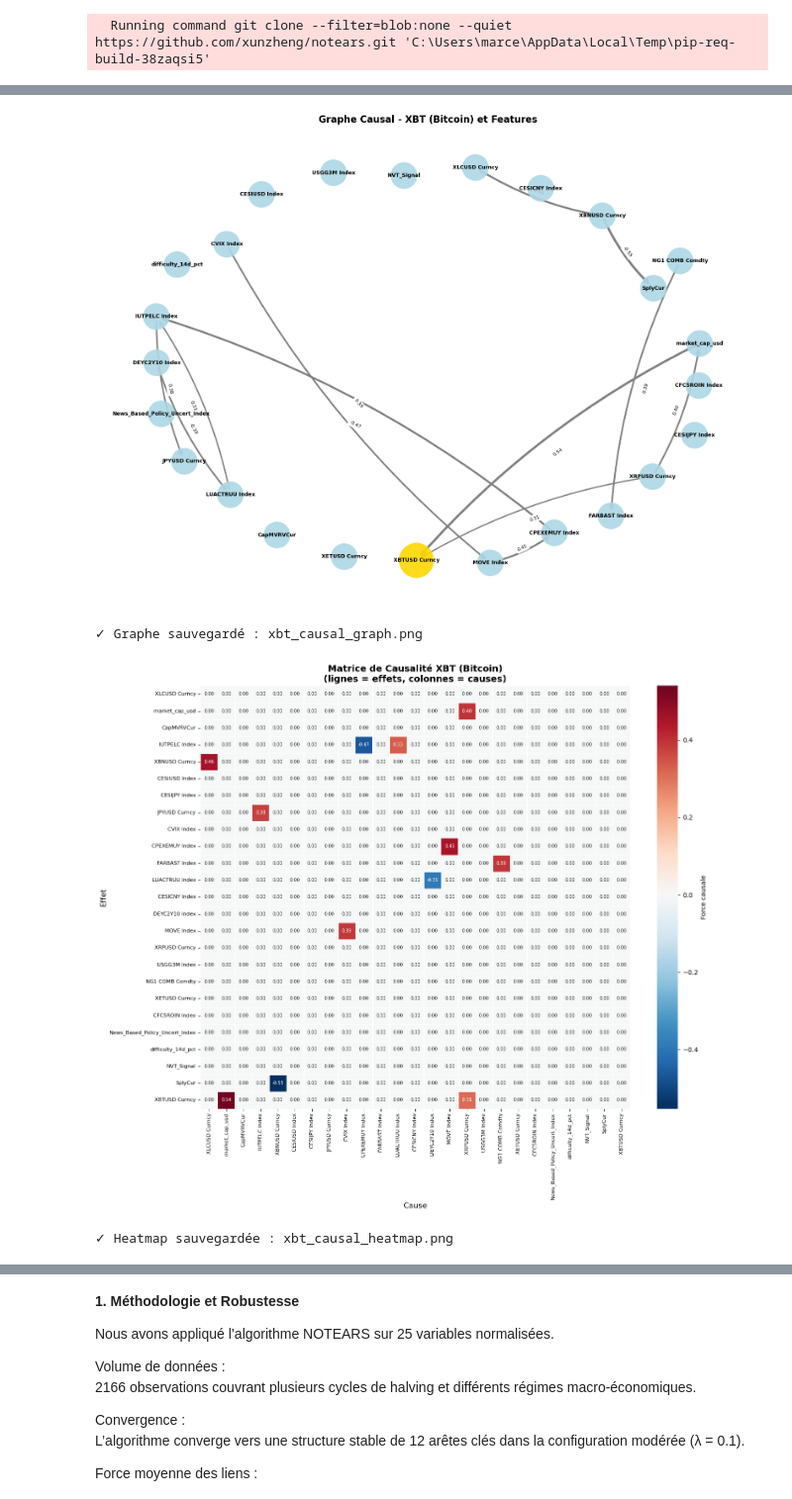
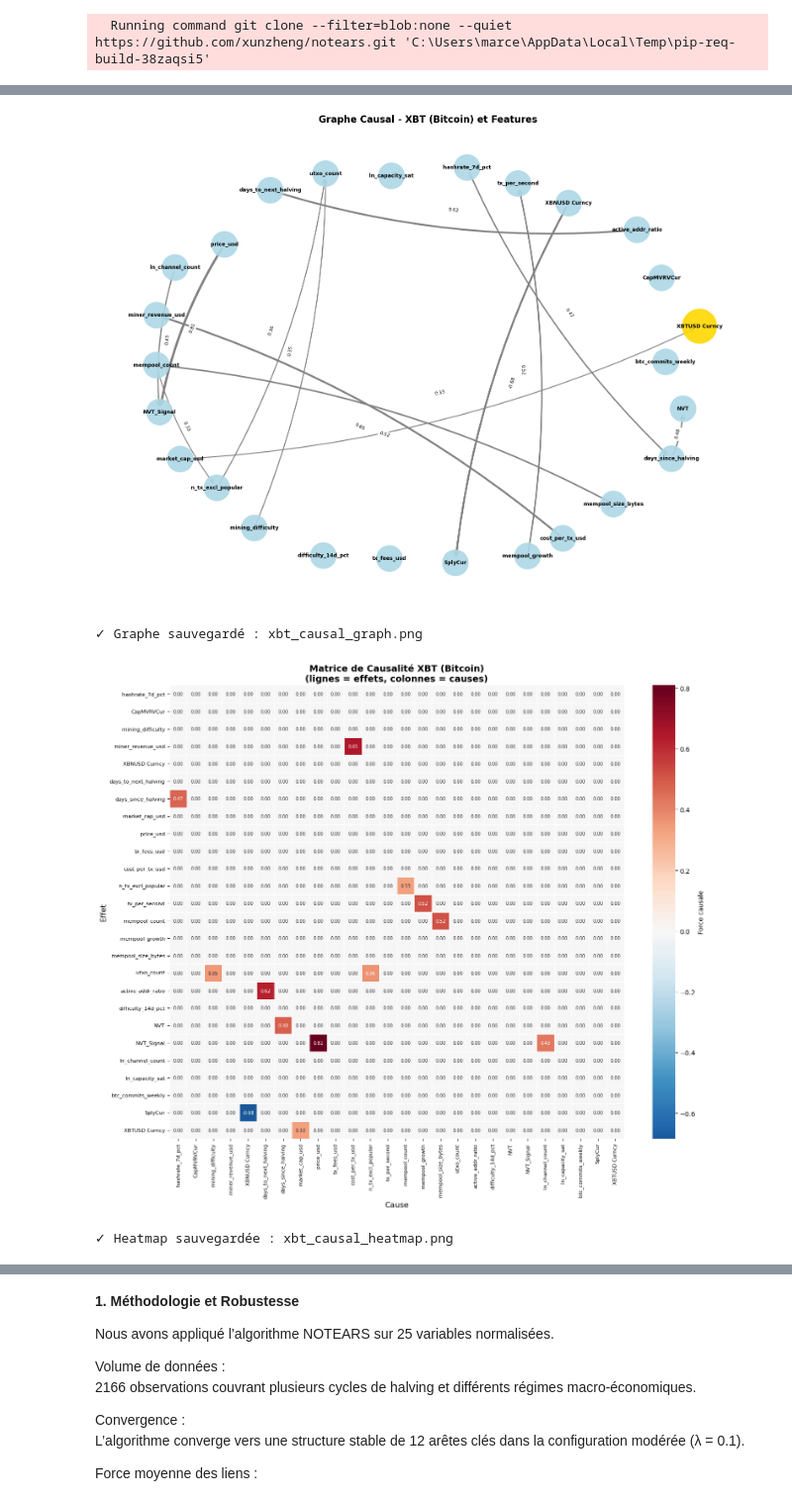
Before and after one commit to Nicolascos/Projet-PI2-BTC, a Jupyter notebook: notebooks/CausalityTest.ipynb, the cells around one changed output, grey strips where cells are left out. Shown at 99% size. Drawn from its saved outputs; the diff is of its cells as text; code cells hidden in the pictures.

```diff
--- a/notebooks/CausalityTest.ipynb
+++ b/notebooks/CausalityTest.ipynb
@@ -374,12 +374,21 @@ selected_tickers = [
 selected_tickers = [
     "hashrate_7d_pct",
     "CapMVRVCur",
+    "mining_difficulty",
+    "miner_revenue_usd",
 
-    "XBNUSD Curncy", "XBNUSD_Curncy",
+    "XBNUSD Curncy",
     "days_to_next_halving",
     "days_since_halving",
     "market_cap_usd",
     "price_usd",
+    "tx_fees_usd", "cost_per_tx_usd",
+    "n_tx_excl_popular","tx_per_second", "mempool_count", "mempool_growth",
+    "mempool_size_bytes", "utxo_count", "active_addr_ratio",
+    "difficulty_14d_pct",
+    "price_usd", "NVT", "NVT_Signal", "ln_channel_count",
+    "ln_capacity_sat", "btc_commits_weekly",
+
 
     "XRPUSD Curncy", "XRPUSD_Curncy",
 
@@ -548,6 +687,12 @@ selected_onchain = [
     "market_cap_usd",       # Taille du marché
     "SplyCur",              # Offre circulante
     "price_usd",            # Souvent corrélé mais utile pour la structure
+    "tx_fees_usd", "cost_per_tx_usd",
+    "n_tx_excl_popular","tx_per_second", "mempool_count", "mempool_growth",
+    "mempool_size_bytes", "utxo_count", "active_addr_ratio",
+    "difficulty_14d_pct", "NVT", "NVT_Signal", "ln_channel_count",
+    "ln_capacity_sat", "btc_commits_weekly",
+    "mining_difficulty", "miner_revenue_usd"
     "XBTUSD Curncy"         # Toujours inclure la cible
 ]
 # %%
@@ -857,6 +998,7 @@ def notears_linear(X, lambda1=0.1, max_iter=100, h_tol=1e-8, rho_max=1e+16, w_th
 # ============================================================================
 
 # Liste des features sélectionnées (SANS XBT car c'est notre variable cible)
+"""
 SELECTED_FEATURES = [
     'XLCUSD Curncy',
     'market_cap_usd',
@@ -883,6 +1025,25 @@ SELECTED_FEATURES = [
     'difficulty_14d_pct',
     'NVT_Signal',
     'SplyCur'
+]
+"""
+
+SELECTED_FEATURES = [
+    "hashrate_7d_pct",
+    "CapMVRVCur",
+    "mining_difficulty",
+    "miner_revenue_usd",
+    "XBNUSD Curncy", "XBNUSD_Curncy",
+    "days_to_next_halving",
+    "days_since_halving",
+    "market_cap_usd",
+    "price_usd",
+    "tx_fees_usd", "cost_per_tx_usd",
+    "n_tx_excl_popular","tx_per_second", "mempool_count", "mempool_growth",
+    "mempool_size_bytes", "utxo_count", "active_addr_ratio",
+    "difficulty_14d_pct", "NVT", "NVT_Signal", "ln_channel_count",
+    "ln_capacity_sat", "btc_commits_weekly",
+    "SplyCur",
 ]
 
 # Bitcoin = XBT (votre variable cible principale)
@@ -1332,6 +1493,6 @@ lambda1=0.1, w_threshold=0.3
 
 📤 XBT n'a pas d'effet détecté sur d'autres variables
-[figure, old version]
+[figure, new version]
 ✓ Graphe sauvegardé : xbt_causal_graph.png
-[figure, old version]
+[figure, new version]
 ✓ Heatmap sauvegardée : xbt_causal_heatmap.png
```
Also changed, not shown: parts of 6 cells of this notebook.
